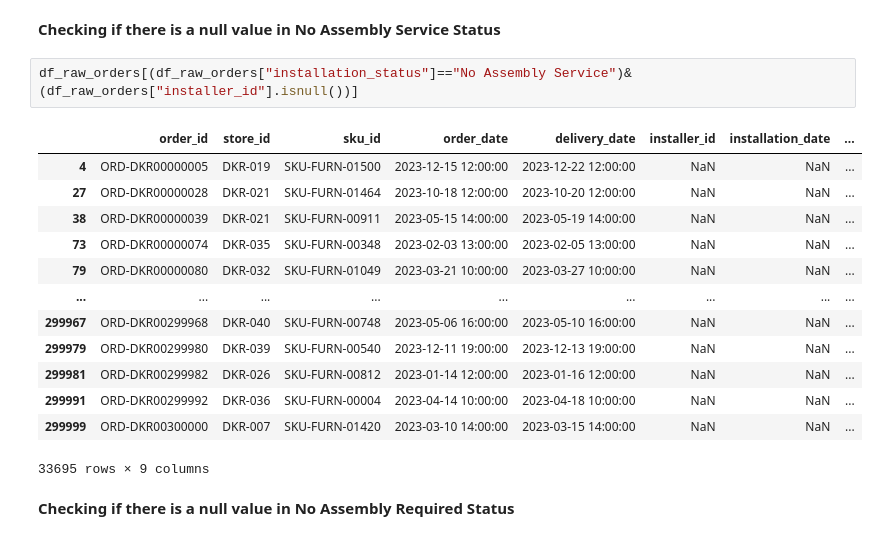
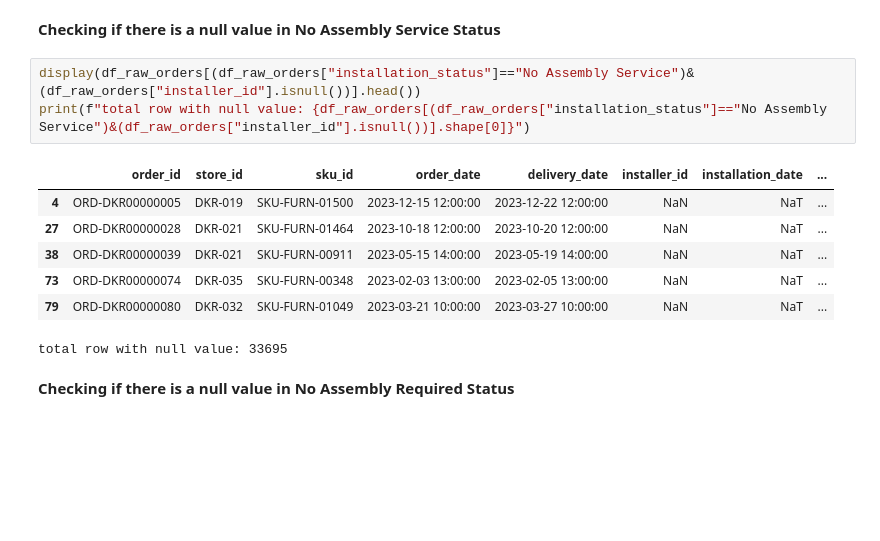
Before and after one commit to ElmarLeonard9/Unsynchronized_Delivery_to_Installation_on_Dekoruma_Analysis, a Jupyter notebook: notebooks/1.0-bdp-inital-data-exploration.ipynb, the cells around one changed output. Cells and saved outputs as stored; diff of their text form; blank space fills up the shorter version.

```diff
--- a/notebooks/1.0-bdp-inital-data-exploration.ipynb
+++ b/notebooks/1.0-bdp-inital-data-exploration.ipynb
@@ -294,21 +312,16 @@ df_raw_orders[(df_raw_orders["installation_status"]=="Failed - Damage Panel")&(d
 |  | order_id | store_id | sku_id | order_date | delivery_date | installer_id | installation_date | ... |
 # %% [markdown]
 **Checking if there is a null value in No Assembly Service Status**
-# %%
-df_raw_orders[(df_raw_orders["installation_status"]=="No Assembly Service")&(df_raw_orders["installer_id"].isnull())]
-# %% [output]
-|  | order_id | store_id | sku_id | order_date | delivery_date | installer_id | installation_date | ... |
-| 4 | ORD-DKR00000005 | DKR-019 | SKU-FURN-01500 | 2023-12-15 12:00:00 | 2023-12-22 12:00:00 | NaN | NaN | ... |
-| 27 | ORD-DKR00000028 | DKR-021 | SKU-FURN-01464 | 2023-10-18 12:00:00 | 2023-10-20 12:00:00 | NaN | NaN | ... |
-| 38 | ORD-DKR00000039 | DKR-021 | SKU-FURN-00911 | 2023-05-15 14:00:00 | 2023-05-19 14:00:00 | NaN | NaN | ... |
-| 73 | ORD-DKR00000074 | DKR-035 | SKU-FURN-00348 | 2023-02-03 13:00:00 | 2023-02-05 13:00:00 | NaN | NaN | ... |
-| 79 | ORD-DKR00000080 | DKR-032 | SKU-FURN-01049 | 2023-03-21 10:00:00 | 2023-03-27 10:00:00 | NaN | NaN | ... |
-| ... | ... | ... | ... | ... | ... | ... | ... | ... |
-| 299967 | ORD-DKR00299968 | DKR-040 | SKU-FURN-00748 | 2023-05-06 16:00:00 | 2023-05-10 16:00:00 | NaN | NaN | ... |
-| 299979 | ORD-DKR00299980 | DKR-039 | SKU-FURN-00540 | 2023-12-11 19:00:00 | 2023-12-13 19:00:00 | NaN | NaN | ... |
-| 299981 | ORD-DKR00299982 | DKR-026 | SKU-FURN-00812 | 2023-01-14 12:00:00 | 2023-01-16 12:00:00 | NaN | NaN | ... |
-| 299991 | ORD-DKR00299992 | DKR-036 | SKU-FURN-00004 | 2023-04-14 10:00:00 | 2023-04-18 10:00:00 | NaN | NaN | ... |
-| 299999 | ORD-DKR00300000 | DKR-007 | SKU-FURN-01420 | 2023-03-10 14:00:00 | 2023-03-15 14:00:00 | NaN | NaN | ... |
-33695 rows × 9 columns
+# %%
+display(df_raw_orders[(df_raw_orders["installation_status"]=="No Assembly Service")&(df_raw_orders["installer_id"].isnull())].head())
+print(f"total row with null value: {df_raw_orders[(df_raw_orders["installation_status"]=="No Assembly Service")&(df_raw_orders["installer_id"].isnull())].shape[0]}")
+# %% [output]
+|  | order_id | store_id | sku_id | order_date | delivery_date | installer_id | installation_date | ... |
+| 4 | ORD-DKR00000005 | DKR-019 | SKU-FURN-01500 | 2023-12-15 12:00:00 | 2023-12-22 12:00:00 | NaN | NaT | ... |
+| 27 | ORD-DKR00000028 | DKR-021 | SKU-FURN-01464 | 2023-10-18 12:00:00 | 2023-10-20 12:00:00 | NaN | NaT | ... |
+| 38 | ORD-DKR00000039 | DKR-021 | SKU-FURN-00911 | 2023-05-15 14:00:00 | 2023-05-19 14:00:00 | NaN | NaT | ... |
+| 73 | ORD-DKR00000074 | DKR-035 | SKU-FURN-00348 | 2023-02-03 13:00:00 | 2023-02-05 13:00:00 | NaN | NaT | ... |
+| 79 | ORD-DKR00000080 | DKR-032 | SKU-FURN-01049 | 2023-03-21 10:00:00 | 2023-03-27 10:00:00 | NaN | NaT | ... |
+total row with null value: 33695
 # %% [markdown]
 **Checking if there is a null value in No Assembly Required Status**
```
Also changed, not shown: parts of 41 cells of this notebook.
